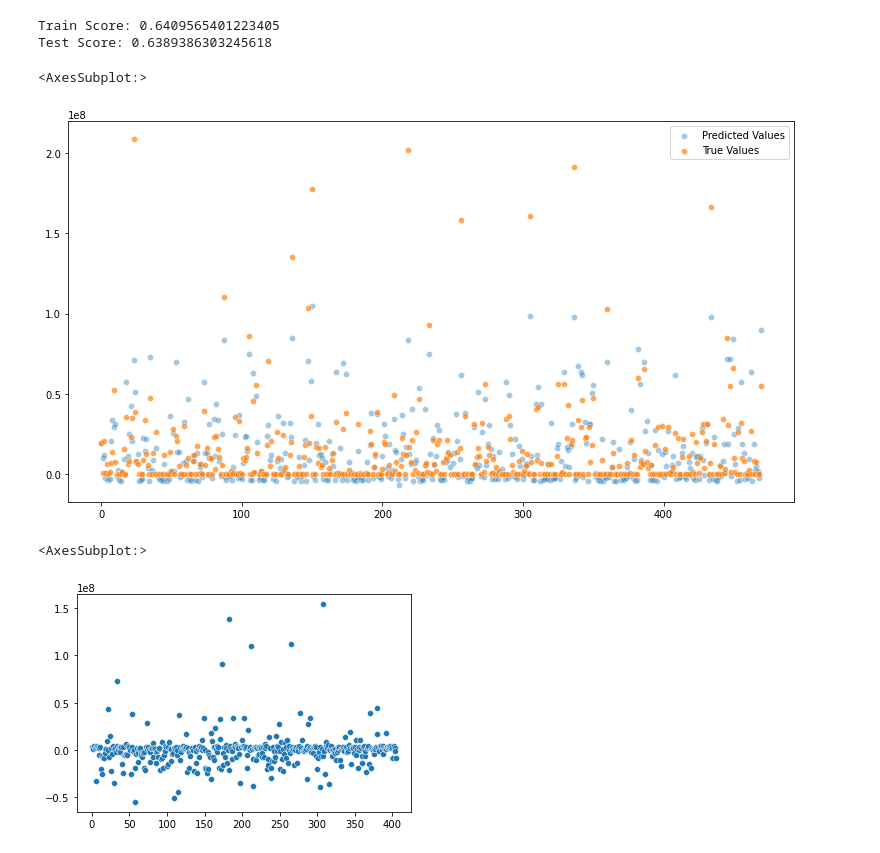
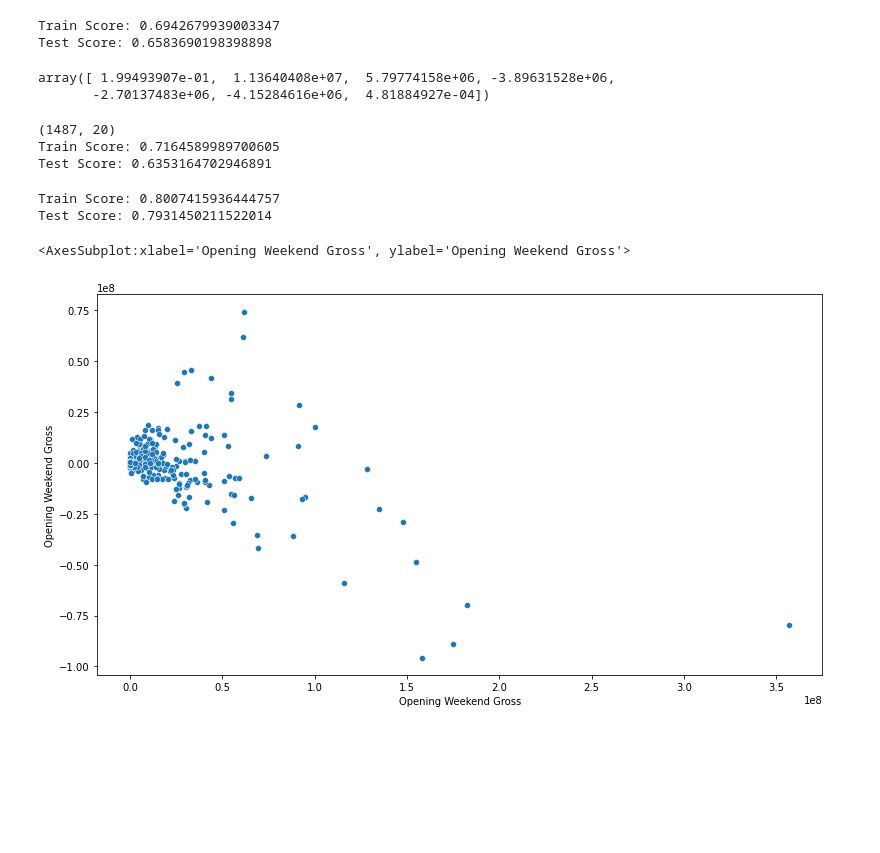
Before and after one commit to navish92/Predicting_Movie_Opening_Weekend, a Jupyter notebook: Feature_Engineering_Scaling_and_Modeling.ipynb, the cells around one changed output. Cells and saved outputs as stored; diff of their text form; code cells hidden in the pictures; blank space fills up the shorter version.

Commit message:
Did prelimnary feature engineering, modelling & cv

```diff
--- a/Feature_Engineering_Scaling_and_Modeling.ipynb
+++ b/Feature_Engineering_Scaling_and_Modeling.ipynb
@@ -93,0 +161,8 @@ X_train.shape
+# %%
+X_train = sm.add_constant(X_train)
+
+stats_model = sm.OLS(y_train,X_train[['const']+cols])
+
+stats_model = stats_model.fit()
+
+stats_model.summary()
@@ -94,26 +197,62 @@ X_train.shape
+# %%
+cols = ['Budget', 'Franchise', 'Brand', \
+
+                 'Adventure', 'Comedy', \
+                   'High Fiction','OWT**3']
+# print(X_train.shape)
+
+lr_model = LR()
+lr_model.fit(X_train[cols],y_train)
+
+print("Train Score: {}".format(lr_model.score(X_train[cols],y_train)))
+print("Test Score: {}".format(lr_model.score(X_val[cols],y_val)))
+
+lr_model.coef_
+# %% [output]
+Train Score: 0.6942679939003347
+Test Score: 0.6583690198398898
+array([ 1.99493907e-01,  1.13640408e+07,  5.79774158e+06, -3.89631528e+06,
+       -2.70137483e+06, -4.15284616e+06,  4.81884927e-04])
 # %%
+
+print(X_train.shape)
+
 lr_model = LR()
 lr_model.fit(X_train,y_train)
 
 print("Train Score: {}".format(lr_model.score(X_train,y_train)))
-print("Test Score: {}".format(lr_model.score(X_test,y_test)))
+print("Test Score: {}".format(lr_model.score(X_val,y_val)))
 # %% [output]
-Train Score: 0.6409565401223405
-Test Score: 0.6389386303245618
+(1487, 20)
+Train Score: 0.7164589989700605
+Test Score: 0.6353164702946891
+# %%
+pf = PolynomialFeatures(degree=2)
+X_train_poly = pf.fit_transform(X_train[cols])
+X_val_poly = pf.transform(X_val[cols])
+
+
+lr_model_poly = LR()
+lr_model_poly.fit(X_train_poly,y_train)
+
+print("Train Score: {}".format(lr_model_poly.score(X_train_poly,y_train)))
+print("Test Score: {}".format(lr_model_poly.score(X_val_poly,y_val)))
+# %% [output]
+Train Score: 0.8007415936444757
+Test Score: 0.7931450211522014
 # %%
-y_test_pred = lr_model.predict(X_test)
+residuals = lr_model_poly.predict(X_val_poly) - y_val
+
 
 plt.figure(figsize=(13,7))
-sns.scatterplot(data=y_test_pred,label="Predicted Values",alpha=0.4)
-sns.scatterplot(data=np.array(y_test),label="True Values",alpha=0.7)
+# sns.scatterplot(x=y_test_pred,label="Predicted Values",alpha=0.4)
+# sns.scatterplot(data=np.array(y_test),label="True Values",alpha=0.7)
 
+sns.scatterplot(x=y_val,y=residuals)
+
+# sns.scatterplot(x=y_test,y=residuals)
 # y_test
+# y_test
 # %% [output]
-<AxesSubplot:>
+<AxesSubplot:xlabel='Opening Weekend Gross', ylabel='Opening Weekend Gross'>
-[figure, old version]
+[figure, new version]
-# %%
-errors = np.array(y_test) - y_test_pred
-sns.scatterplot(data=errors)
-# %% [output]
-<AxesSubplot:>
-[figure, removed]
```
Also changed, not shown: parts of 19 cells of this notebook.
